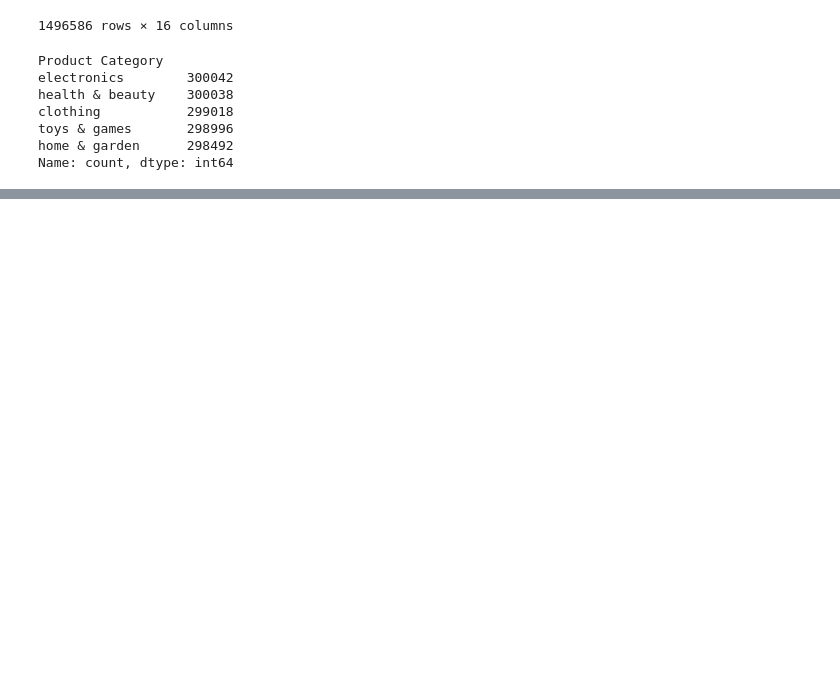
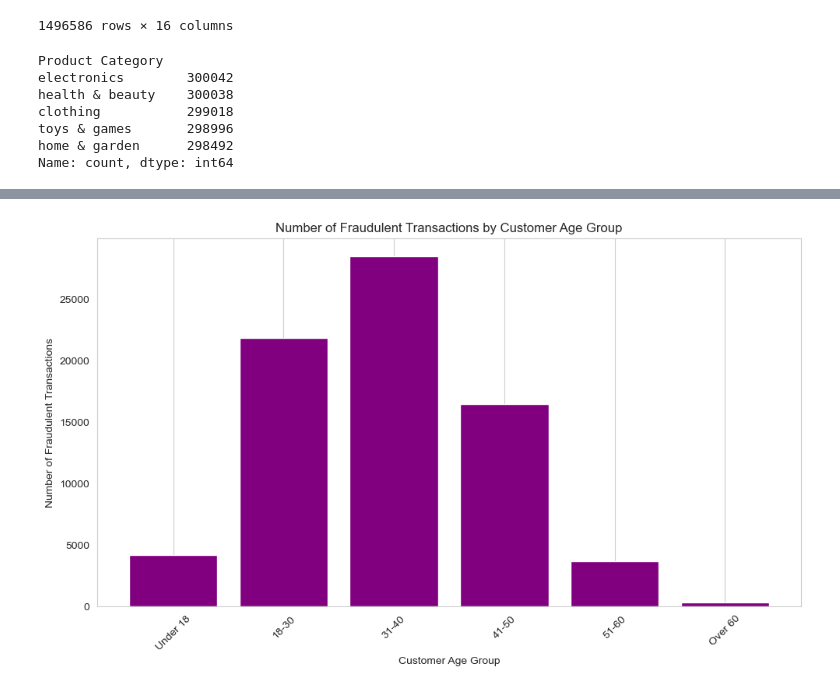
Before and after one commit to muneebsamad/project-1, a Jupyter notebook: new.ipynb, the cells around one changed output, grey strips where cells are left out. Cells and saved outputs as stored; diff of their text form; code cells hidden in the pictures; blank space fills up the shorter version.

```diff
--- a/new.ipynb
+++ b/new.ipynb
@@ -43,3 +59,29 @@ Name: count, dtype: int64
+# %%
+# Define age group bins and labels
+age_bins = [0, 18, 30, 40, 50, 60, 100]  # You can adjust the age group bins as needed
+age_group_labels = ['Under 18', '18-30', '31-40', '41-50', '51-60', 'Over 60']
+
+# Categorize customers into age groups based on their ages
+merged_df['Age Group'] = pd.cut(merged_df['Customer Age'], bins=age_bins, labels=age_group_labels)
+
+# Count fraudulent transactions by age group
+fraudulent_transactions_by_age_group = merged_df[merged_df['Is Fraudulent'] == 1]['Age Group'].value_counts()
+
+# Sort the age groups based on the index (age) for better visualization
+fraudulent_transactions_by_age_group = fraudulent_transactions_by_age_group.sort_index()
+
+# Plot the bar chart with custom color
+plt.figure(figsize=(10, 6))
+plt.bar(fraudulent_transactions_by_age_group.index, fraudulent_transactions_by_age_group.values, color='purple')
+plt.title('Number of Fraudulent Transactions by Customer Age Group')
+plt.xlabel('Customer Age Group')
+plt.ylabel('Number of Fraudulent Transactions')
+plt.xticks(rotation=45)  # Rotate x-axis labels for better readability
+plt.grid(axis='y')  # Show grid lines only on the y-axis
+plt.tight_layout()
+plt.show()
+# %% [output]
+[figure, added]
 # %%
 # Sample data
 product_categories = ['Electronics', 'Clothing', 'Books', 'Home & Kitchen', 'Health & Beauty']
```
Also changed, not shown: parts of 2 cells of this notebook.
